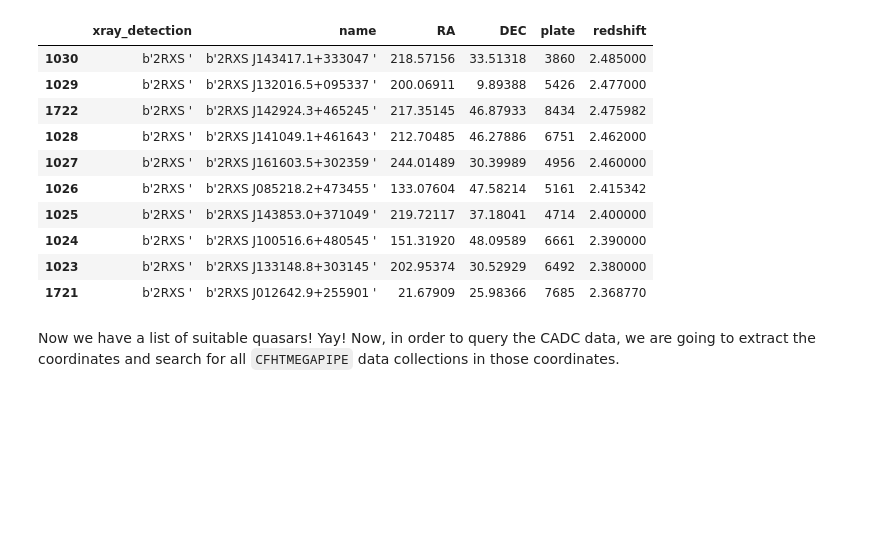
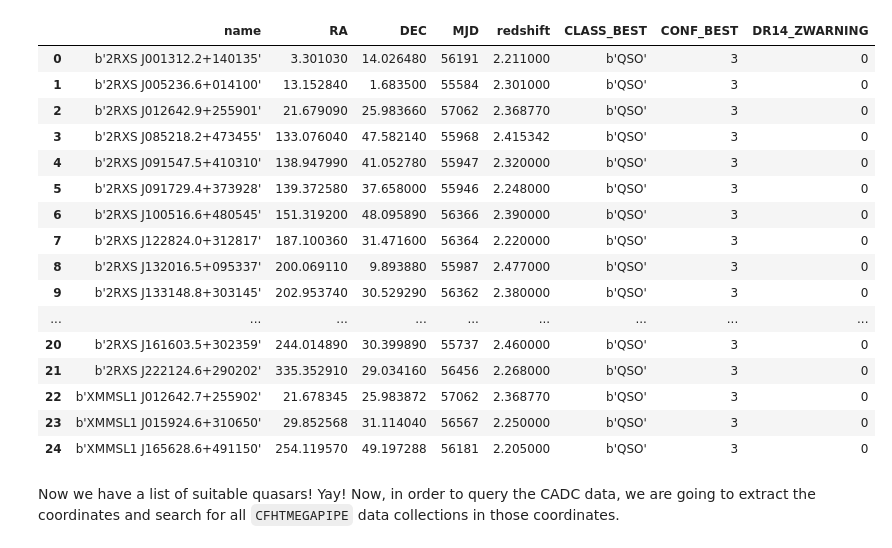
Before and after one commit to ellieb/astroquery_tutorial, a Jupyter notebook: astroquery_example_quasars.ipynb, the cells around one changed output. Saved outputs shown, nothing was run; the diff lists cells and outputs as text; code cells hidden in the pictures; blank space fills up the shorter version.

Commit message:
Update quasar tutorial

```diff
--- a/astroquery_example_quasars.ipynb
+++ b/astroquery_example_quasars.ipynb
@@ -60,30 +76,57 @@ VAC](https://www.sdss.org/dr14/data_access/value-added-catalogs/?vac_id=optical-
 # %%
-# Need to get the fits 1st exetention, file (stream), then do our query
 from astropy.table import Table
+import urllib
 
-#fname = 'data/spiders_quasar_bhmass-DR14.fits' # If url takes too long
-url = 'https://data.sdss.org/sas/dr14/eboss/spiders/analysis/spiders_quasar_bhmass-DR14.fits'
-important_cols = ['xray_detection', 'name', 'RA', 'DEC', 'plate', 'redshift']
+# Define the query
+query = """SELECT name, RA, DEC, MJD, redshift, CLASS_BEST, CONF_BEST, DR14_ZWARNING
+FROM spiders_quasar
+WHERE redshift > 2.2 AND CLASS_BEST='QSO' AND DR14_ZWARNING=0"""
+
+# Build the request
+base_url = 'http://skyserver.sdss.org/dr15/SkyServerWS/SearchTools/SqlSearch'
+parameters = {'cmd': query, 'format': 'fits'}
+url_params = urllib.parse.urlencode(parameters)
+data_url = '{}?{}'.format(base_url, url_params)
 
 # Grab the data from the url and convert to a pandas dataframe
-qso_table = Table.read(url, format='fits')
+qso_table = Table.read(data_url, format='fits')
 qso_data = qso_table.to_pandas()
+qso_data
 
-# Filter and sort the data on redshift value
-high_redshift_qso_data = qso_data[qso_data['redshift']  > 2.0].sort_values(by=['redshift'], ascending=False)
-high_redshift_qso_data[important_cols][0:10]
+# TODO: Delete?
+# # Need to get the fits 1st exetention, file (stream), then do our query
+# from astropy.table import Table
+
+# #fname = 'data/spiders_quasar_bhmass-DR14.fits' # If url takes too long
+# url = 'https://data.sdss.org/sas/dr14/eboss/spiders/analysis/spiders_quasar_bhmass-DR14.fits'
+# important_cols = ['xray_detection', 'name', 'RA', 'DEC', 'plate', 'redshift']
+
+
+# # Grab the data from the url and convert to a pandas dataframe
+# qso_table = Table.read(url, format='fits')
+# qso_data = qso_table.to_pandas()
+
+# # Filter and sort the data on redshift value
+# high_redshift_qso_data = qso_data[qso_data['redshift']  > 1.5].sort_values(by=['redshift'], ascending=False)
+# high_redshift_qso_data[important_cols]
 # %% [output]
-|  | xray_detection | name | RA | DEC | plate | redshift |
-| 1030 | b'2RXS ' | b'2RXS J143417.1+333047 ' | 218.57156 | 33.51318 | 3860 | 2.485000 |
-| 1029 | b'2RXS ' | b'2RXS J132016.5+095337 ' | 200.06911 | 9.89388 | 5426 | 2.477000 |
-| 1722 | b'2RXS ' | b'2RXS J142924.3+465245 ' | 217.35145 | 46.87933 | 8434 | 2.475982 |
-| 1028 | b'2RXS ' | b'2RXS J141049.1+461643 ' | 212.70485 | 46.27886 | 6751 | 2.462000 |
-| 1027 | b'2RXS ' | b'2RXS J161603.5+302359 ' | 244.01489 | 30.39989 | 4956 | 2.460000 |
-| 1026 | b'2RXS ' | b'2RXS J085218.2+473455 ' | 133.07604 | 47.58214 | 5161 | 2.415342 |
-| 1025 | b'2RXS ' | b'2RXS J143853.0+371049 ' | 219.72117 | 37.18041 | 4714 | 2.400000 |
-| 1024 | b'2RXS ' | b'2RXS J100516.6+480545 ' | 151.31920 | 48.09589 | 6661 | 2.390000 |
-| 1023 | b'2RXS ' | b'2RXS J133148.8+303145 ' | 202.95374 | 30.52929 | 6492 | 2.380000 |
-| 1721 | b'2RXS ' | b'2RXS J012642.9+255901 ' | 21.67909 | 25.98366 | 7685 | 2.368770 |
+|  | name | RA | DEC | MJD | redshift | CLASS_BEST | CONF_BEST | DR14_ZWARNING |
+| 0 | b'2RXS J001312.2+140135' | 3.301030 | 14.026480 | 56191 | 2.211000 | b'QSO' | 3 | 0 |
+| 1 | b'2RXS J005236.6+014100' | 13.152840 | 1.683500 | 55584 | 2.301000 | b'QSO' | 3 | 0 |
+| 2 | b'2RXS J012642.9+255901' | 21.679090 | 25.983660 | 57062 | 2.368770 | b'QSO' | 3 | 0 |
+| 3 | b'2RXS J085218.2+473455' | 133.076040 | 47.582140 | 55968 | 2.415342 | b'QSO' | 3 | 0 |
+| 4 | b'2RXS J091547.5+410310' | 138.947990 | 41.052780 | 55947 | 2.320000 | b'QSO' | 3 | 0 |
+| 5 | b'2RXS J091729.4+373928' | 139.372580 | 37.658000 | 55946 | 2.248000 | b'QSO' | 3 | 0 |
+| 6 | b'2RXS J100516.6+480545' | 151.319200 | 48.095890 | 56366 | 2.390000 | b'QSO' | 3 | 0 |
+| 7 | b'2RXS J122824.0+312817' | 187.100360 | 31.471600 | 56364 | 2.220000 | b'QSO' | 3 | 0 |
+| 8 | b'2RXS J132016.5+095337' | 200.069110 | 9.893880 | 55987 | 2.477000 | b'QSO' | 3 | 0 |
+| 9 | b'2RXS J133148.8+303145' | 202.953740 | 30.529290 | 56362 | 2.380000 | b'QSO' | 3 | 0 |
+| ... | ... | ... | ... | ... | ... | ... | ... | ... |
+| 20 | b'2RXS J161603.5+302359' | 244.014890 | 30.399890 | 55737 | 2.460000 | b'QSO' | 3 | 0 |
+| 21 | b'2RXS J222124.6+290202' | 335.352910 | 29.034160 | 56456 | 2.268000 | b'QSO' | 3 | 0 |
+| 22 | b'XMMSL1 J012642.7+255902' | 21.678345 | 25.983872 | 57062 | 2.368770 | b'QSO' | 3 | 0 |
+| 23 | b'XMMSL1 J015924.6+310650' | 29.852568 | 31.114040 | 56567 | 2.250000 | b'QSO' | 3 | 0 |
+| 24 | b'XMMSL1 J165628.6+491150' | 254.119570 | 49.197288 | 56181 | 2.205000 | b'QSO' | 3 | 0 |
 # %% [markdown]
 Now we have a list of suitable quasars! Yay! Now, in order to query the CADC data, we are going to extract the coordinates and search for all `CFHTMEGAPIPE` data collections in those coordinates.
 # %%
```
Also changed, not shown: parts of 18 cells of this notebook.
